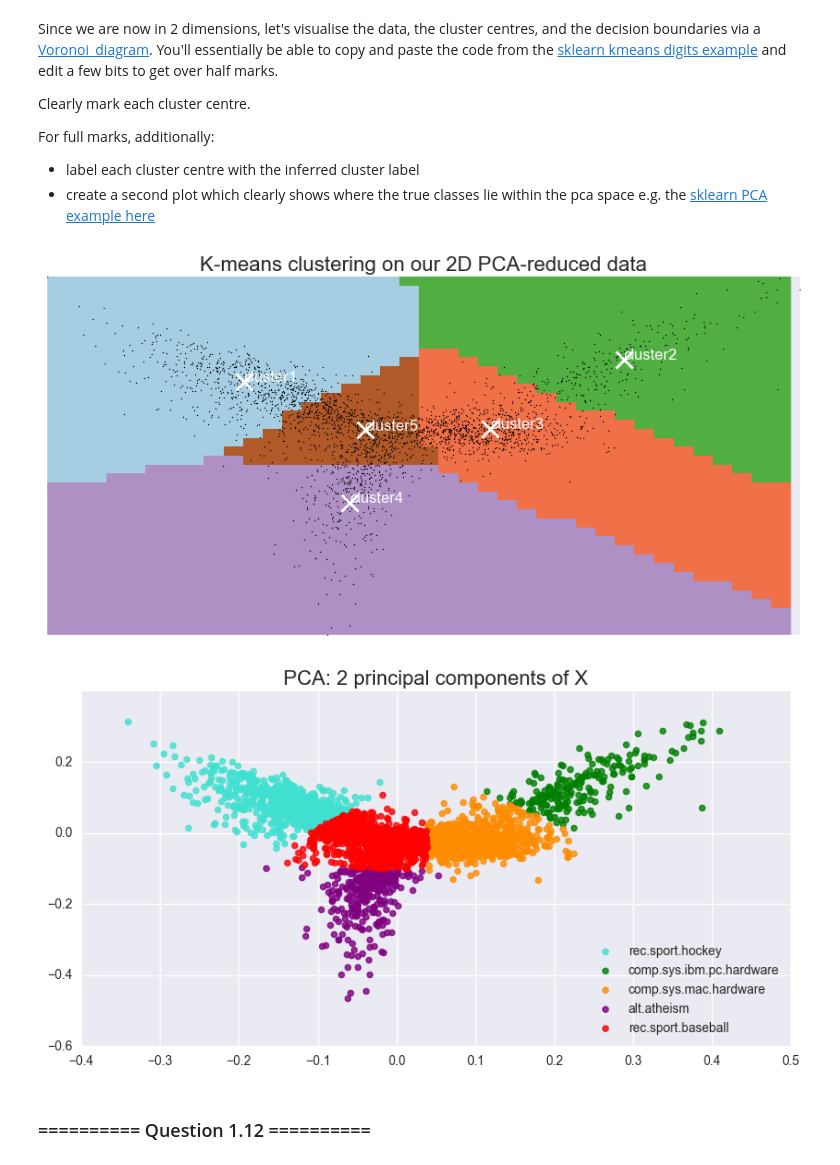
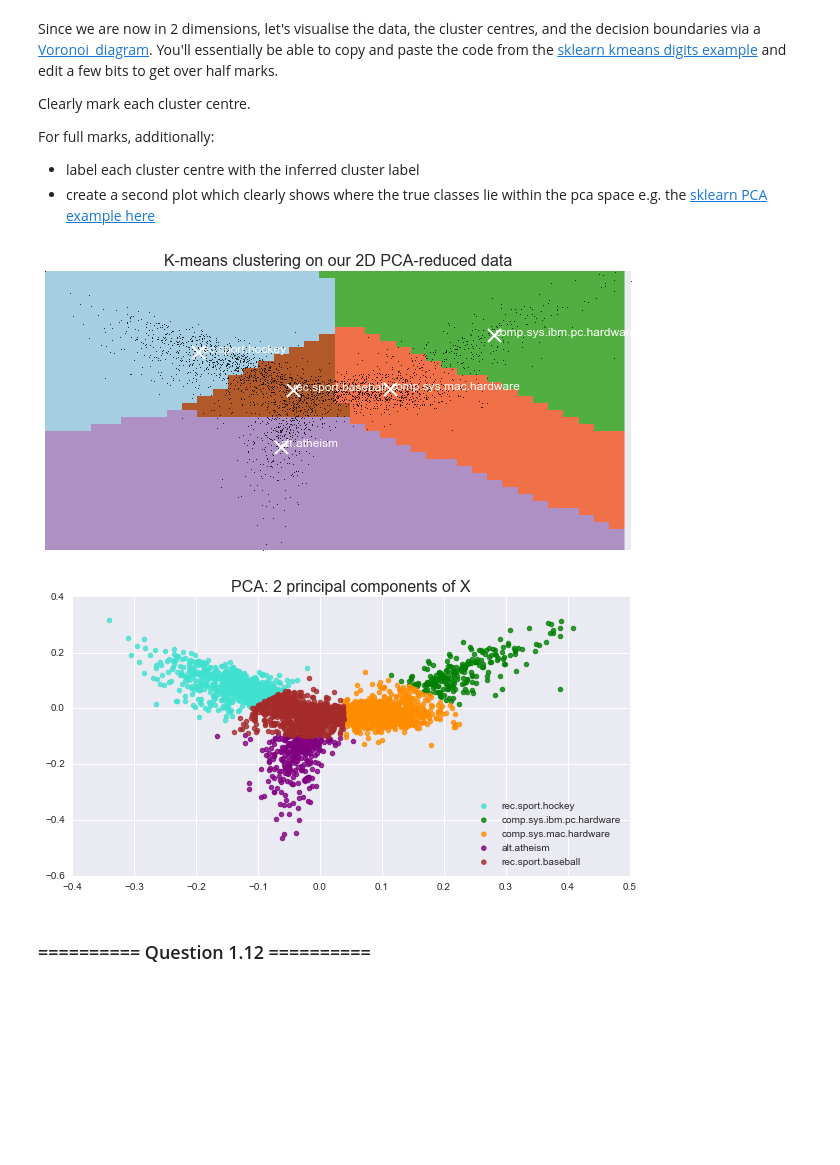
Before and after one commit to Dr-Alan-Turing/IAMachineLearning, a Jupyter notebook: 09_Assignment_4.ipynb, the cells around one changed output. Drawn from its saved outputs; the diff is of its cells as text; code cells hidden in the pictures; blank space fills up the shorter version.

```diff
--- a/09_Assignment_4.ipynb
+++ b/09_Assignment_4.ipynb
@@ -477,37 +477,37 @@ plt.scatter(centroids[:, 0], centroids[:, 1],
             marker='x', s=169, linewidths=2,
             color='w', zorder=10)
 
-labels=["cluster1","cluster2","cluster3","cluster4","cluster5"]
+labels = cats_2D
 for label, xi, yi in zip(labels, centroids[:, 0], centroids[:, 1]):
     plt.annotate(label, xy=(xi, yi), color='white', zorder=20, fontsize=12) # <- full marks 1/2
 
 # Add title
 plt.title("K-means clustering on our 2D PCA-reduced data", fontsize=16)
 plt.xlim(x_min, x_max)
 plt.ylim(y_min, y_max)
 plt.xticks(())
 plt.yticks(())
 plt.show()
 
 #
 # 2. True classes within PCA space <- full marks 2/2
 #
 # credit: http://scikit-learn.org/stable/auto_examples/decomposition/plot_pca_vs_lda.html
 
 # Prepare data
 y_pca = kmeans_pca.labels_
 target_names = cats_2D
-colors = ['turquoise', 'green', 'darkorange', 'purple', 'red']
+colors = ['turquoise', 'green', 'darkorange', 'purple', 'brown']
 # Plot PCA of categories
 plt.figure(figsize=(10,5))
 for color, i, target_name in zip(colors, [0, 1, 2, 3, 4], target_names):
     plt.scatter(X_2d[y_pca == i, 0], X_2d[y_pca == i, 1], color=color, alpha=.8, lw=1, label=target_name)
 plt.legend(loc='lower right', shadow=False, scatterpoints=1)
 plt.title('PCA: 2 principal components of X', fontsize=16)
 plt.show()
 # %% [output]
-[figure, old version]
+[figure, new version]
-[figure, old version]
+[figure, new version]
 # %% [markdown]
 ### ========== Question 1.12  ==========
 # %% [markdown]
```
Also changed, not shown: parts of 10 cells of this notebook.
